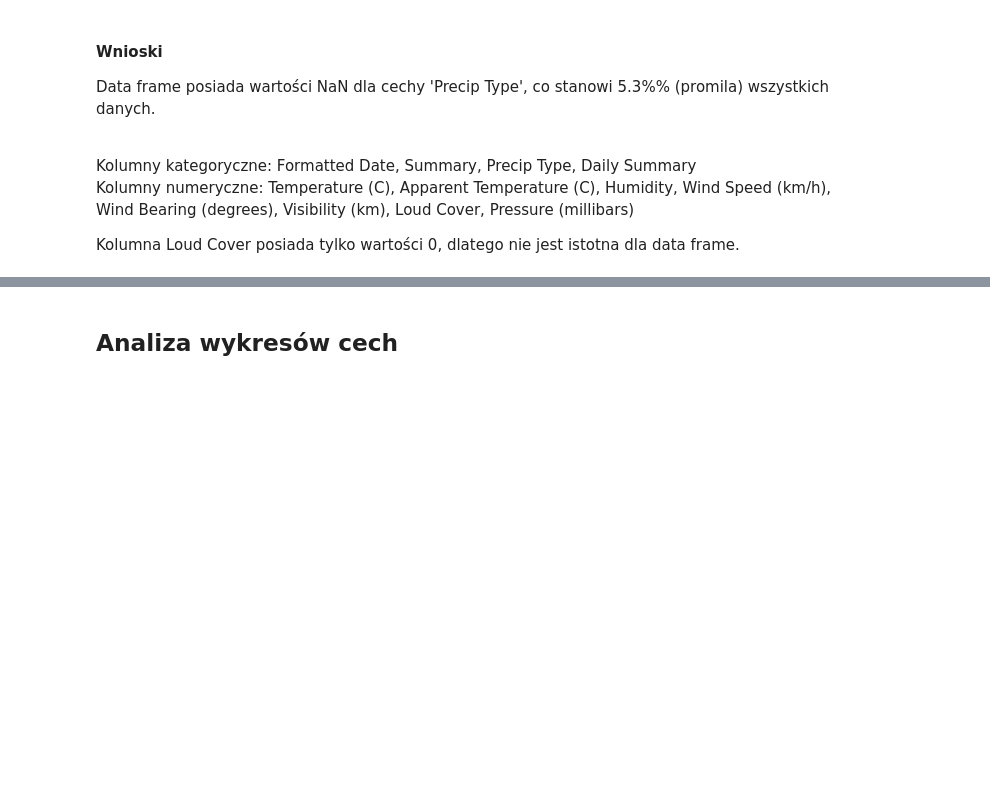
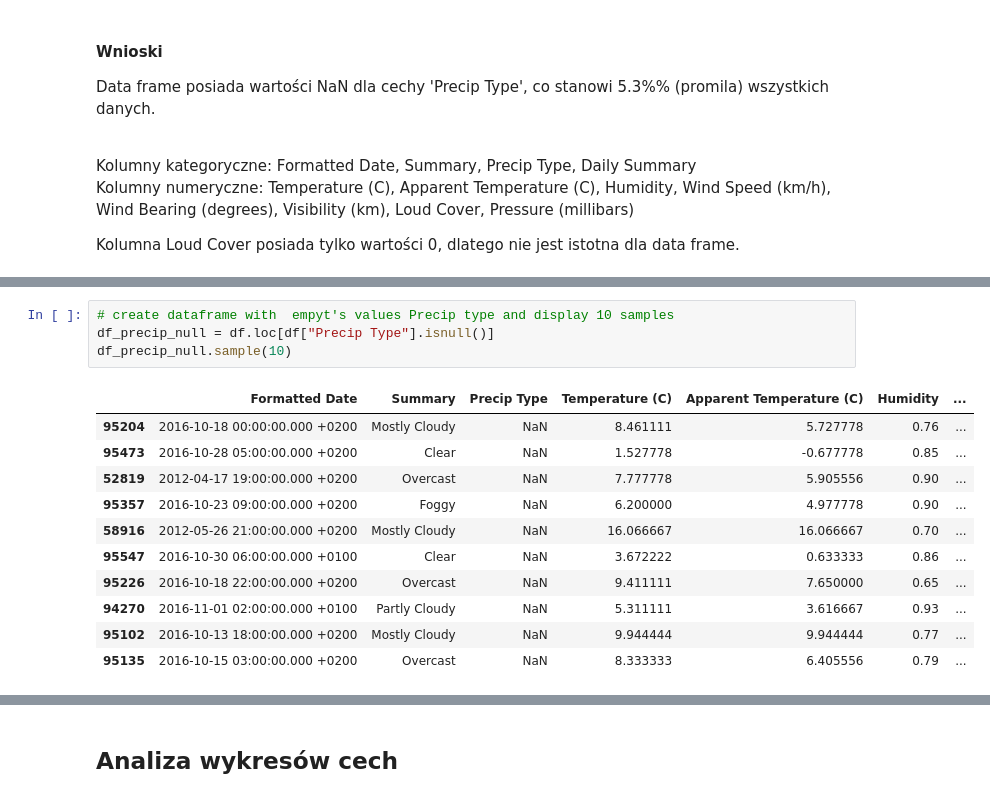
Before and after one commit to guzweronika/weather_project_SDA, a Jupyter notebook: weatherHistory.ipynb, the cells around one changed output, grey strips where cells are left out. Cells and saved outputs as stored; diff of their text form; blank space fills up the shorter version.

```diff
--- a/weatherHistory.ipynb
+++ b/weatherHistory.ipynb
@@ -231,0 +102,16 @@ df.head()
+# %%
+# create dataframe with  empyt's values Precip type and display 10 samples
+df_precip_null = df.loc[df["Precip Type"].isnull()]
+df_precip_null.sample(10)
+# %% [output]
+|  | Formatted Date | Summary | Precip Type | Temperature (C) | Apparent Temperature (C) | Humidity | ... |
+| 95204 | 2016-10-18 00:00:00.000 +0200 | Mostly Cloudy | NaN | 8.461111 | 5.727778 | 0.76 | ... |
+| 95473 | 2016-10-28 05:00:00.000 +0200 | Clear | NaN | 1.527778 | -0.677778 | 0.85 | ... |
+| 52819 | 2012-04-17 19:00:00.000 +0200 | Overcast | NaN | 7.777778 | 5.905556 | 0.90 | ... |
+| 95357 | 2016-10-23 09:00:00.000 +0200 | Foggy | NaN | 6.200000 | 4.977778 | 0.90 | ... |
+| 58916 | 2012-05-26 21:00:00.000 +0200 | Mostly Cloudy | NaN | 16.066667 | 16.066667 | 0.70 | ... |
+| 95547 | 2016-10-30 06:00:00.000 +0100 | Clear | NaN | 3.672222 | 0.633333 | 0.86 | ... |
+| 95226 | 2016-10-18 22:00:00.000 +0200 | Overcast | NaN | 9.411111 | 7.650000 | 0.65 | ... |
+| 94270 | 2016-11-01 02:00:00.000 +0100 | Partly Cloudy | NaN | 5.311111 | 3.616667 | 0.93 | ... |
+| 95102 | 2016-10-13 18:00:00.000 +0200 | Mostly Cloudy | NaN | 9.944444 | 9.944444 | 0.77 | ... |
+| 95135 | 2016-10-15 03:00:00.000 +0200 | Overcast | NaN | 8.333333 | 6.405556 | 0.79 | ... |
```
Also changed, not shown: parts of 46 cells of this notebook.
